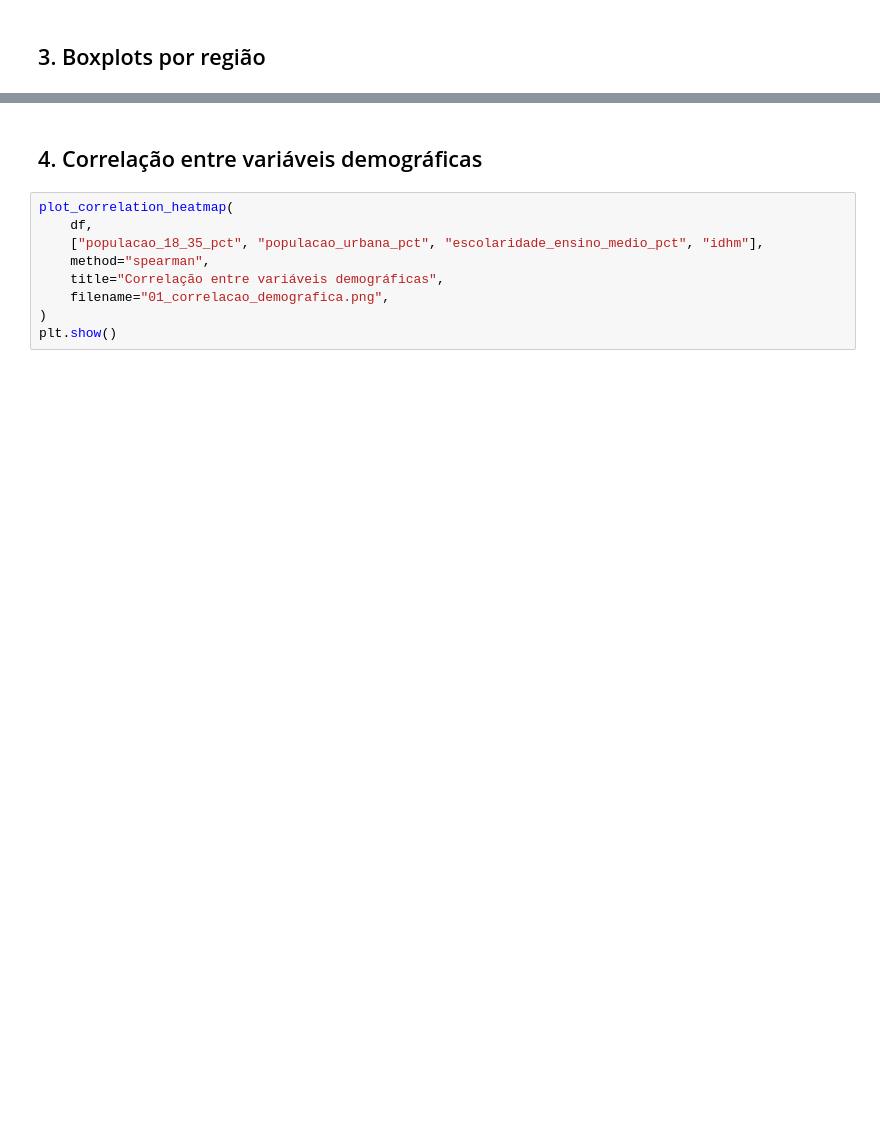
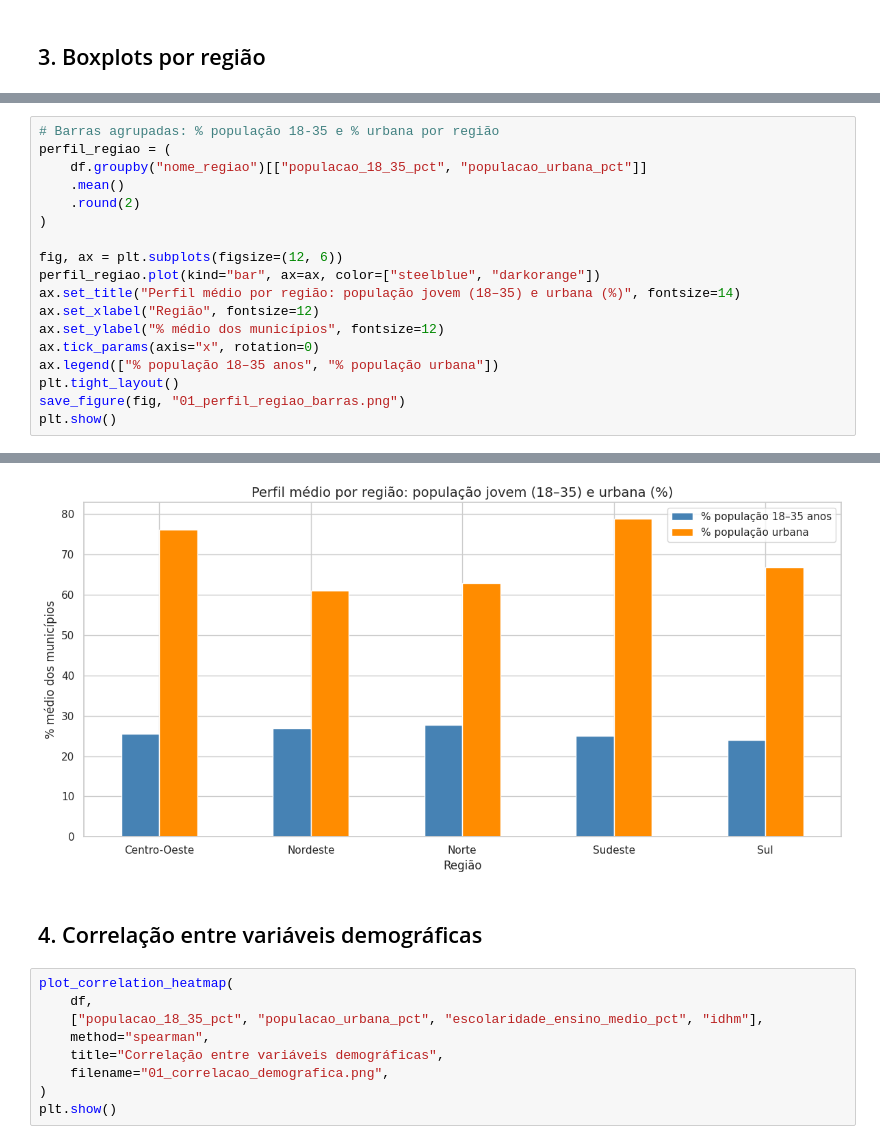
Before and after one commit to LucioFrCruz/heluvina_projeto_final_202602, a Jupyter notebook: notebooks/00_exploracao/01_perfil_demografico_e_geo.ipynb, the cells around one changed output, grey strips where cells are left out. Drawn from its saved outputs; the diff is of its cells as text; blank space fills up the shorter version.

```diff
--- a/notebooks/00_exploracao/01_perfil_demografico_e_geo.ipynb
+++ b/notebooks/00_exploracao/01_perfil_demografico_e_geo.ipynb
@@ -105,0 +111,19 @@ for col in ["escolaridade_ensino_medio_pct", "populacao_18_35_pct", "populacao_u
+# %%
+# Barras agrupadas: % população 18-35 e % urbana por região
+perfil_regiao = (
+    df.groupby("nome_regiao")[["populacao_18_35_pct", "populacao_urbana_pct"]]
+    .mean()
+    .round(2)
+)
+
+fig, ax = plt.subplots(figsize=(12, 6))
+perfil_regiao.plot(kind="bar", ax=ax, color=["steelblue", "darkorange"])
+ax.set_title("Perfil médio por região: população jovem (18–35) e urbana (%)", fontsize=14)
+ax.set_xlabel("Região", fontsize=12)
+ax.set_ylabel("% médio dos municípios", fontsize=12)
+ax.tick_params(axis="x", rotation=0)
+ax.legend(["% população 18–35 anos", "% população urbana"])
+plt.tight_layout()
+save_figure(fig, "01_perfil_regiao_barras.png")
+plt.show()
+# %% [output]
@@ -106,3 +131,4 @@ for col in ["escolaridade_ensino_medio_pct", "populacao_18_35_pct", "populacao_u
+[figure, added]
 # %% [markdown]
 ## 4. Correlação entre variáveis demográficas
 # %%
```
Also changed, not shown: parts of 11 cells of this notebook, 28 other files.
